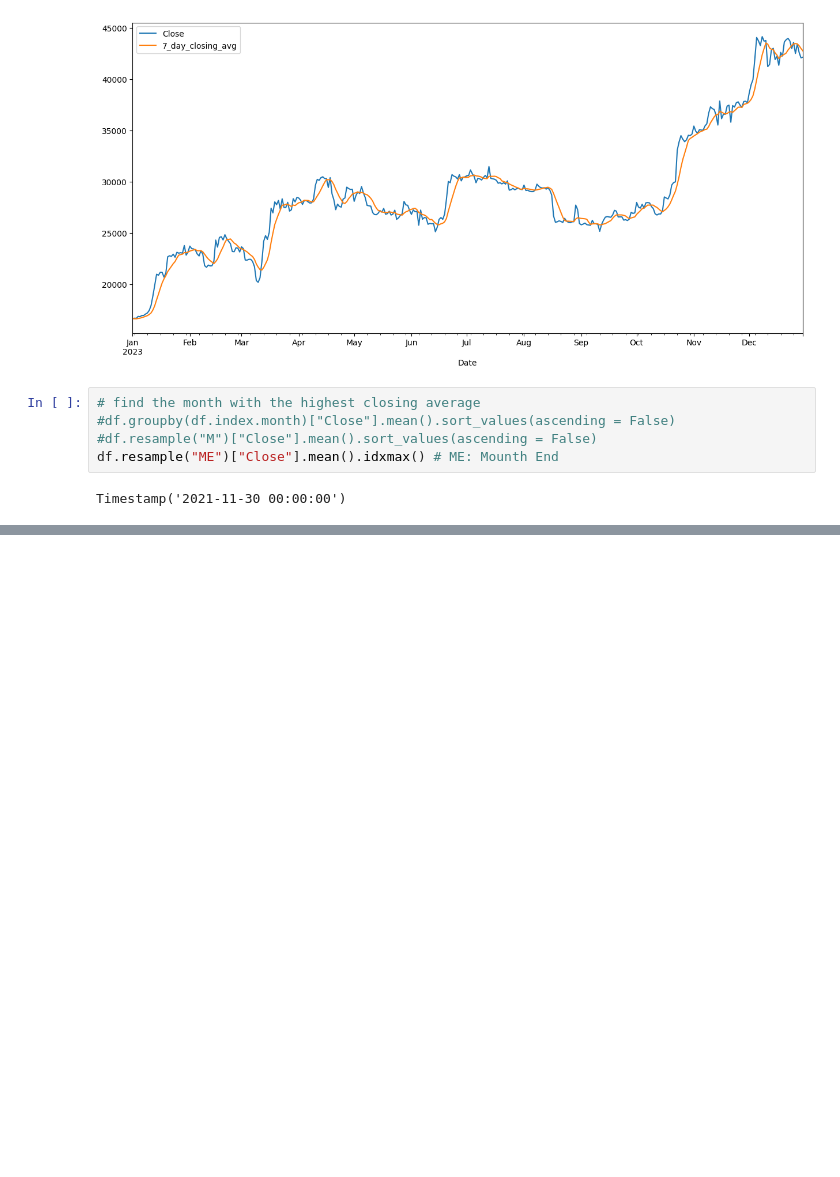
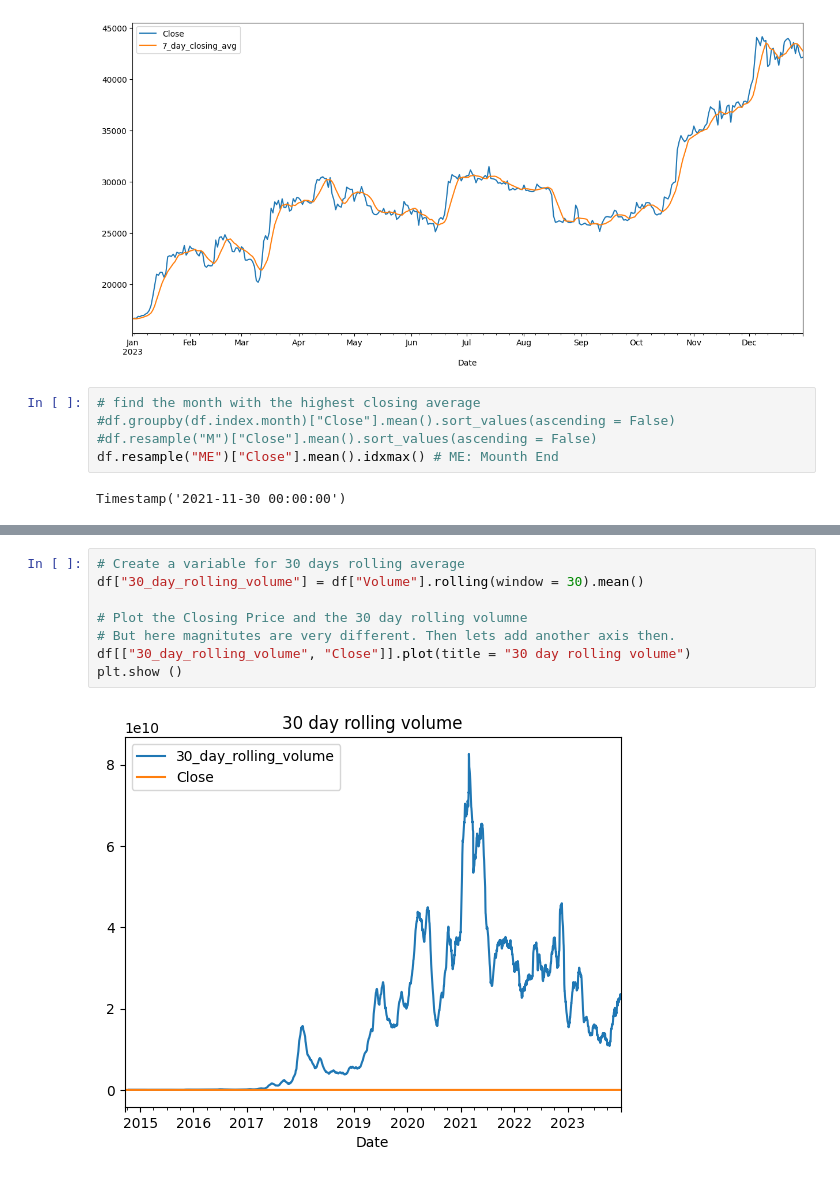
Before and after one commit to rizaho/ml_for_financial_analysis, a Jupyter notebook: 201_1_Introduction_to_Time_Series_Analysis.ipynb, the cells around one changed output, grey strips where cells are left out. Drawn from its saved outputs; the diff is of its cells as text; blank space fills up the shorter version.

```diff
--- a/201_1_Introduction_to_Time_Series_Analysis.ipynb
+++ b/201_1_Introduction_to_Time_Series_Analysis.ipynb
@@ -117,0 +156,10 @@ Timestamp('2021-11-30 00:00:00')
+# %%
+# Create a variable for 30 days rolling average
+df["30_day_rolling_volume"] = df["Volume"].rolling(window = 30).mean()
+
+# Plot the Closing Price and the 30 day rolling volumne
+# But here magnitutes are very different. Then lets add another axis then.
+df[["30_day_rolling_volume", "Close"]].plot(title = "30 day rolling volume")
+plt.show ()
+# %% [output]
+[figure, added]
```
Also changed, not shown: parts of 7 cells of this notebook.
